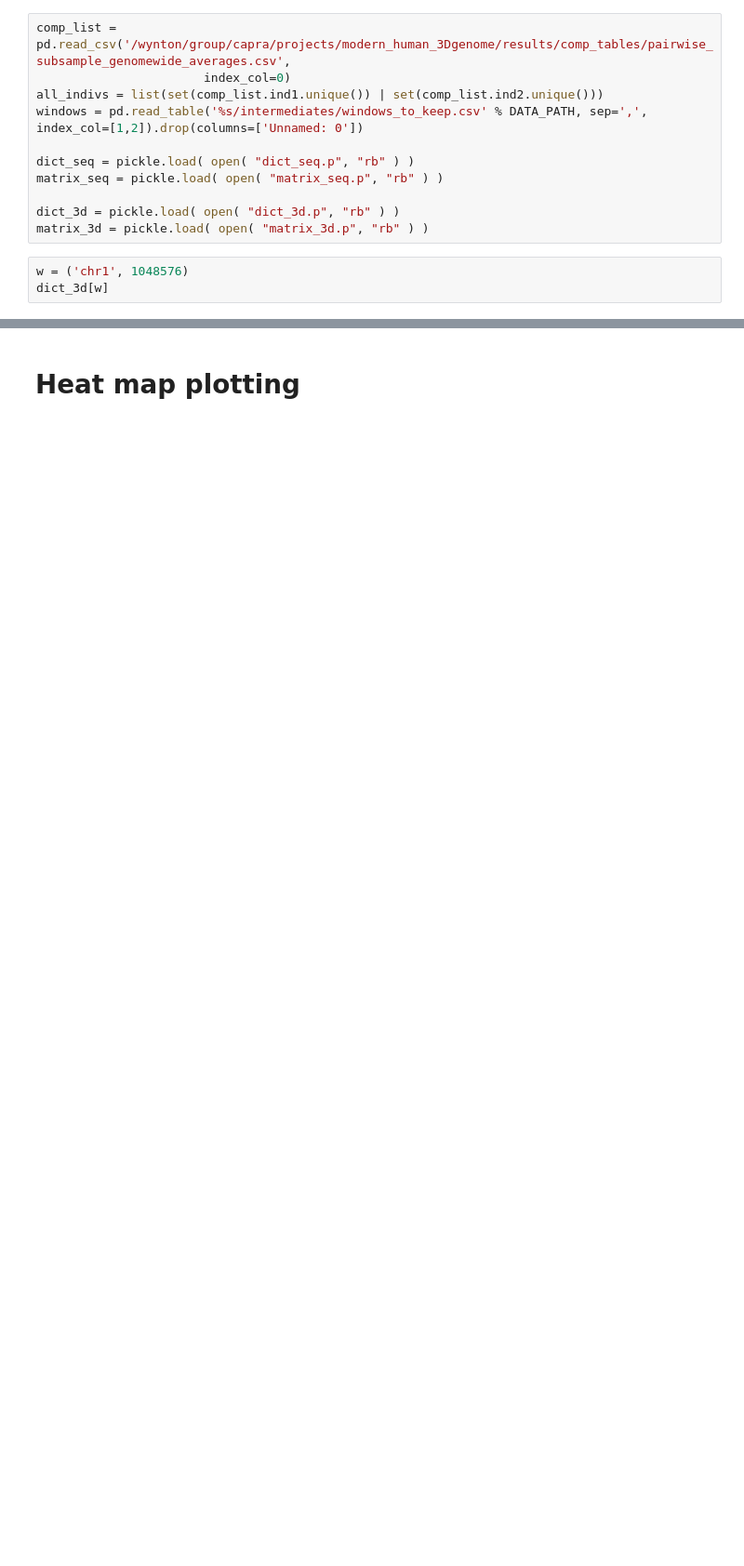
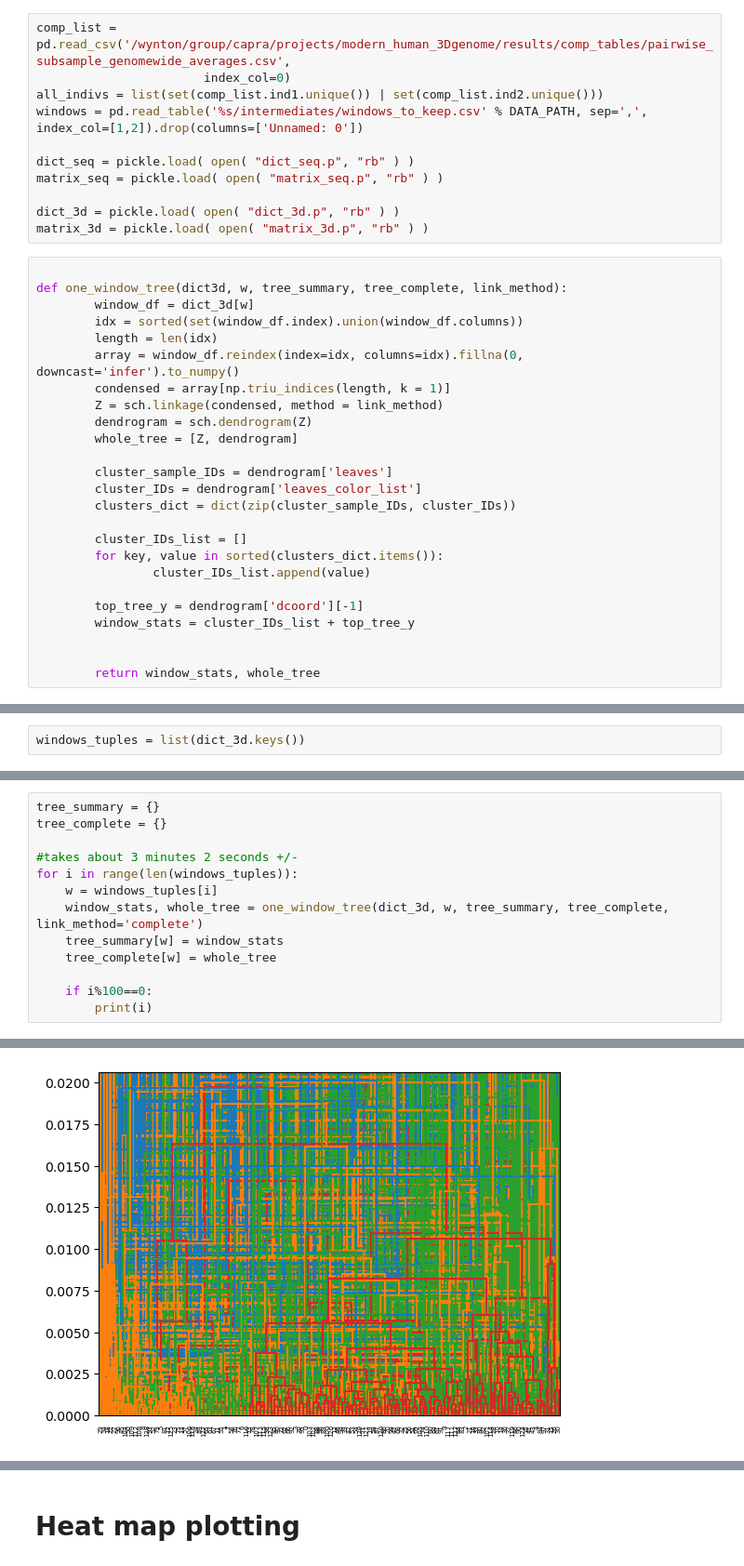
Before and after one commit to erin-n-gilbertson/3DGenome-diversity, a Jupyter notebook: activeNotebooks/Pairwise_sequence.ipynb, the cells around one changed output, grey strips where cells are left out. Shown at 93% size. Cells and saved outputs as stored; diff of their text form; blank space fills up the shorter version.

Commit message:
got some trees yay

```diff
--- a/activeNotebooks/Pairwise_sequence.ipynb
+++ b/activeNotebooks/Pairwise_sequence.ipynb
@@ -135,5 +141,27 @@ matrix_seq = pickle.load( open( "matrix_seq.p", "rb" ) )
 dict_3d = pickle.load( open( "dict_3d.p", "rb" ) )
 matrix_3d = pickle.load( open( "matrix_3d.p", "rb" ) )
 # %%
-w = ('chr1', 1048576)
-dict_3d[w]
+
+def one_window_tree(dict3d, w, tree_summary, tree_complete, link_method):
+        window_df = dict_3d[w]
+        idx = sorted(set(window_df.index).union(window_df.columns))
+        length = len(idx)
+        array = window_df.reindex(index=idx, columns=idx).fillna(0, downcast='infer').to_numpy()
+        condensed = array[np.triu_indices(length, k = 1)]
+        Z = sch.linkage(condensed, method = link_method)
+        dendrogram = sch.dendrogram(Z)
+        whole_tree = [Z, dendrogram]
+
+        cluster_sample_IDs = dendrogram['leaves']
+        cluster_IDs = dendrogram['leaves_color_list']
+        clusters_dict = dict(zip(cluster_sample_IDs, cluster_IDs))
+
+        cluster_IDs_list = []
+        for key, value in sorted(clusters_dict.items()):
+                cluster_IDs_list.append(value)
+
+        top_tree_y = dendrogram['dcoord'][-1]
+        window_stats = cluster_IDs_list + top_tree_y
+
+
+        return window_stats, whole_tree
@@ -157,0 +168,2 @@ ValueError: The condensed distance matrix must contain only finite values.
+# %%
+windows_tuples = list(dict_3d.keys())
@@ -157,0 +190,14 @@ ValueError: The condensed distance matrix must contain only finite values.
+# %%
+tree_summary = {}
+tree_complete = {}
+
+#takes about 3 minutes 2 seconds +/-
+for i in range(len(windows_tuples)):
+    w = windows_tuples[i]
+    window_stats, whole_tree = one_window_tree(dict_3d, w, tree_summary, tree_complete, link_method='complete')
+    tree_summary[w] = window_stats
+    tree_complete[w] = whole_tree
+
+    if i%100==0:
+        print(i)
+# %% [output]
@@ -157,0 +253 @@ ValueError: The condensed distance matrix must contain only finite values.
+[figure, added]
```
Also changed, not shown: parts of 19 cells of this notebook, 1 other file.
